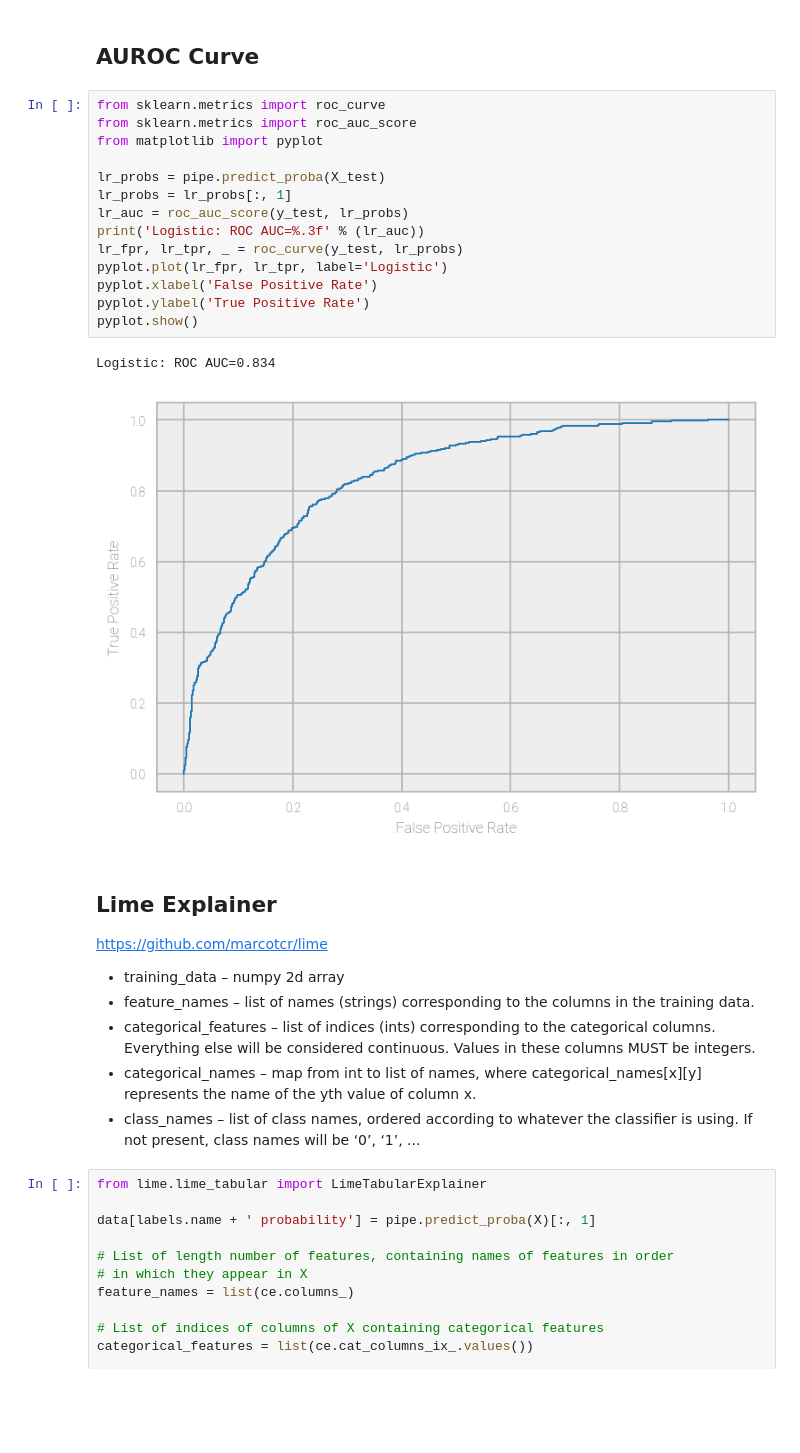
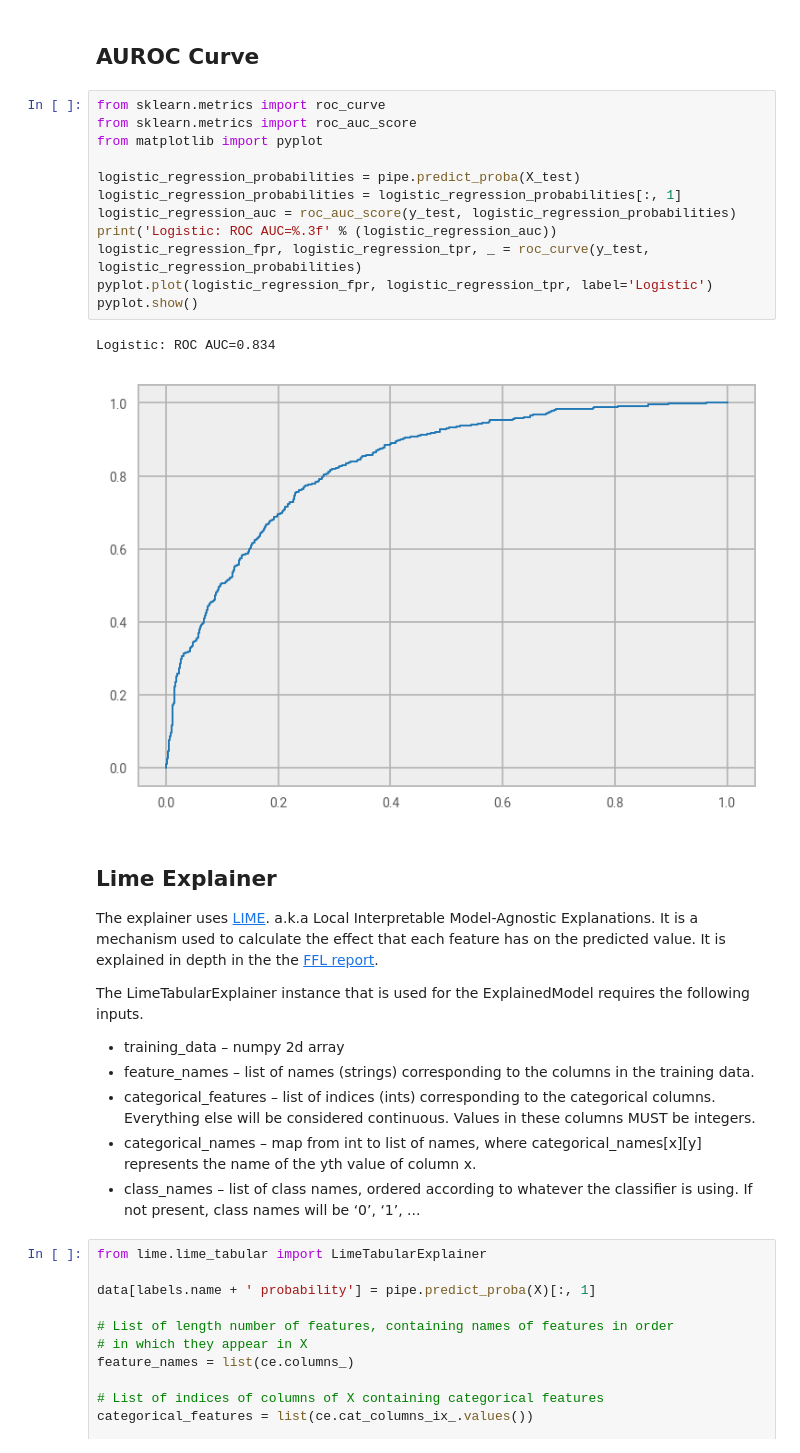
Before and after one commit to DigitalSal/cml_churn_demo, a Jupyter notebook: 3_model_building.ipynb, the cells around one changed output. Cells and saved outputs as stored; diff of their text form; blank space fills up the shorter version.

Commit message:
More Explanation

```diff
--- a/3_model_building.ipynb
+++ b/3_model_building.ipynb
@@ -181,24 +185,24 @@ weighted avg       0.77      0.79      0.78      1758
 # %%
 from sklearn.metrics import roc_curve
 from sklearn.metrics import roc_auc_score
 from matplotlib import pyplot
 
-lr_probs = pipe.predict_proba(X_test)
-lr_probs = lr_probs[:, 1]
-lr_auc = roc_auc_score(y_test, lr_probs)
-print('Logistic: ROC AUC=%.3f' % (lr_auc))
-lr_fpr, lr_tpr, _ = roc_curve(y_test, lr_probs)
-pyplot.plot(lr_fpr, lr_tpr, label='Logistic')
-pyplot.xlabel('False Positive Rate')
-pyplot.ylabel('True Positive Rate')
+logistic_regression_probabilities = pipe.predict_proba(X_test)
+logistic_regression_probabilities = logistic_regression_probabilities[:, 1]
+logistic_regression_auc = roc_auc_score(y_test, logistic_regression_probabilities)
+print('Logistic: ROC AUC=%.3f' % (logistic_regression_auc))
+logistic_regression_fpr, logistic_regression_tpr, _ = roc_curve(y_test, logistic_regression_probabilities)
+pyplot.plot(logistic_regression_fpr, logistic_regression_tpr, label='Logistic')
 pyplot.show()
 # %% [output]
 Logistic: ROC AUC=0.834
-[figure, old version]
+[figure, new version]
 # %% [markdown]
 ## Lime Explainer
 
-https://github.com/marcotcr/lime
+The explainer uses [LIME](https://github.com/marcotcr/lime). a.k.a Local Interpretable Model-Agnostic Explanations. It is a mechanism used to calculate the effect that each feature has on the predicted value. It is explained in depth in the the [FFL report](https://ff06-2020.fastforwardlabs.com/).
+
+The LimeTabularExplainer instance that is used for the ExplainedModel requires the following inputs.
 
 * training_data – numpy 2d array
 * feature_names – list of names (strings) corresponding to the columns in the training data.
```
Also changed, not shown: parts of 13 cells of this notebook.
